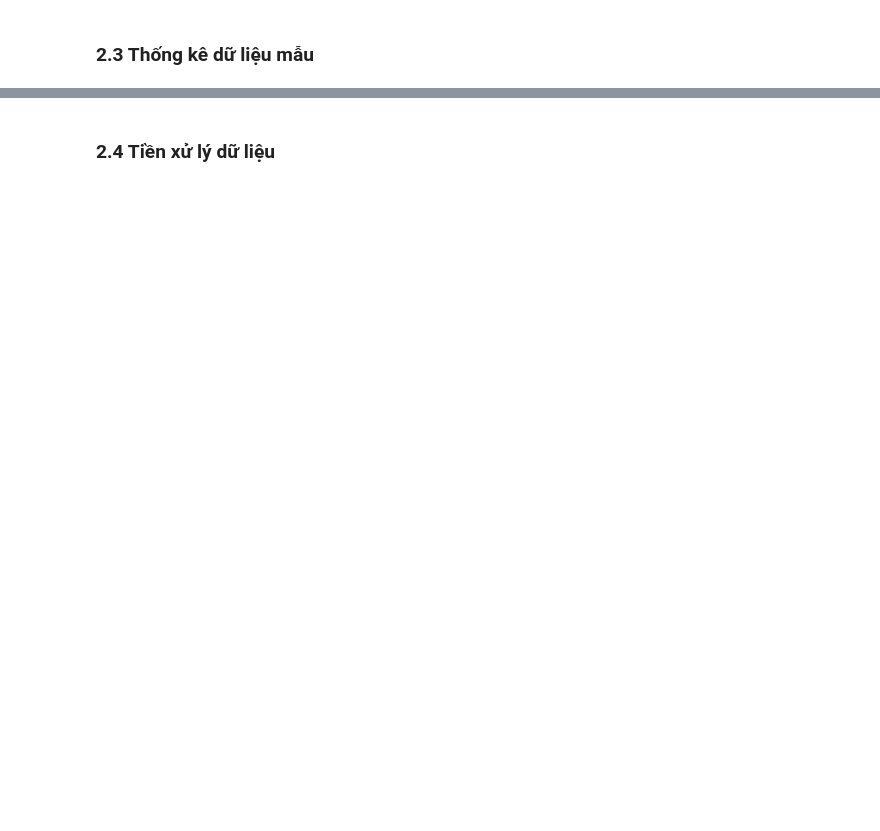
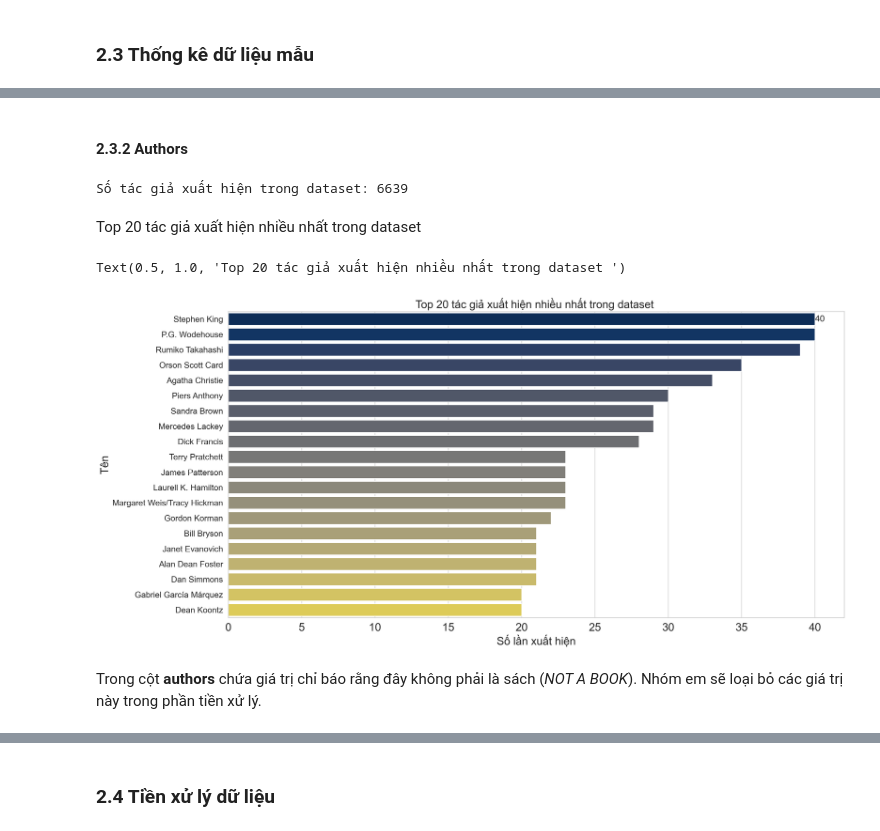
Before and after one commit to vuhuusy/recommender_system, a Jupyter notebook: book_recommendation.ipynb, the cells around one changed output, grey strips where cells are left out. Drawn from its saved outputs; the diff is of its cells as text; code cells hidden in the pictures; blank space fills up the shorter version.

```diff
--- a/book_recommendation.ipynb
+++ b/book_recommendation.ipynb
@@ -183,0 +309,24 @@ df = df.rename(columns={'  num_pages': 'num_pages'})
+# %% [markdown]
+#### 2.3.2 Authors
+# %%
+print("Số tác giả xuất hiện trong dataset:", raw_df['authors'].nunique())
+# %% [output]
+Số tác giả xuất hiện trong dataset: 6639
+# %% [markdown]
+Top 20 tác giả xuất hiện nhiều nhất trong dataset
+# %%
+sns.set(style="whitegrid", color_codes=True)
+plt.figure(figsize=(20,10),dpi=200)
+Top_20_authors = raw_df['authors'].value_counts()[:20]
+ax = sns.barplot(x= Top_20_authors, y= Top_20_authors.index, palette="cividis")
+ax.bar_label(ax.containers[0],fontsize=16)
+plt.xticks(fontsize=20)
+plt.yticks(fontsize=15)
+plt.ylabel("Tên", fontsize=20)
+plt.xlabel("Số lần xuất hiện", fontsize=20)
+plt.title("Top 20 tác giả xuất hiện nhiều nhất trong dataset ", fontsize= 20)
+# %% [output]
+Text(0.5, 1.0, 'Top 20 tác giả xuất hiện nhiều nhất trong dataset ')
+[figure, added]
+# %% [markdown]
+Trong cột **authors** chứa giá trị chỉ báo rằng đây không phải là sách (*NOT A BOOK*). Nhóm em sẽ loại bỏ các giá trị này trong phần tiền xử lý.
```
Also changed, not shown: parts of 85 cells of this notebook, 3 other files.
